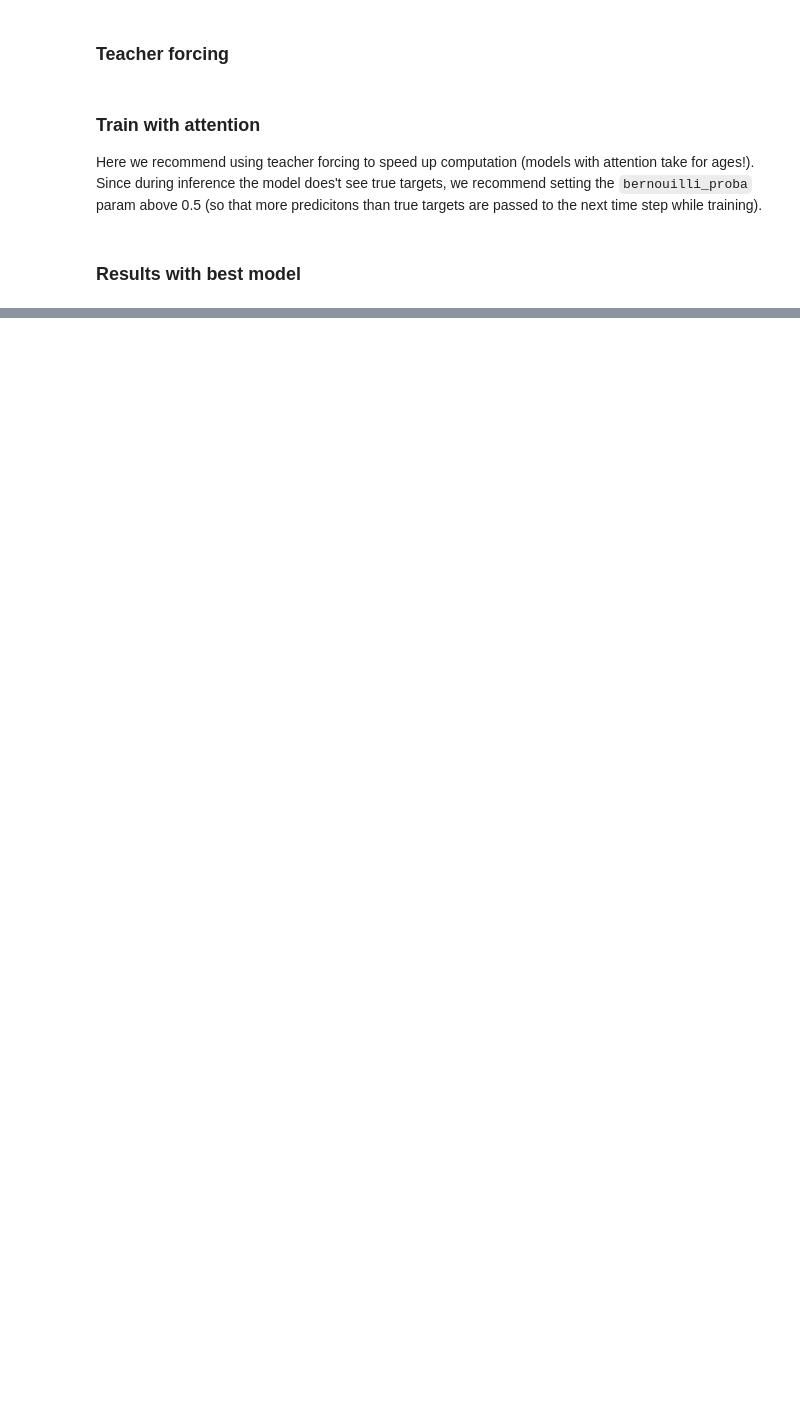
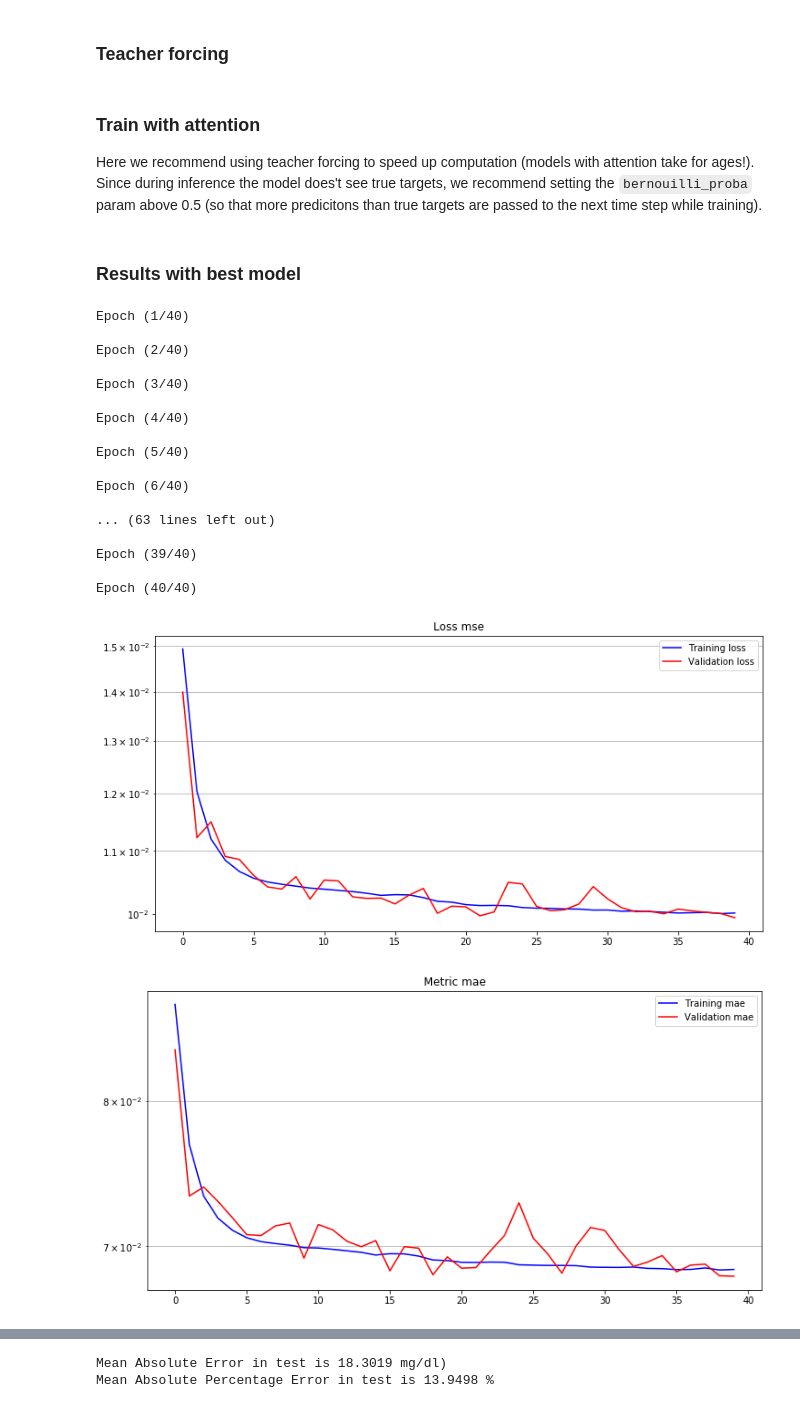
Before and after one commit to juan-arevalo/sugar_level_prediction, a Jupyter notebook: explore/seq2seq_prediction_attention_colab.ipynb, the cells around one changed output, grey strips where cells are left out. Cells and saved outputs as stored; diff of their text form; code cells hidden in the pictures; blank space fills up the shorter version.

Commit message:
Update results

```diff
--- a/explore/seq2seq_prediction_attention_colab.ipynb
+++ b/explore/seq2seq_prediction_attention_colab.ipynb
@@ -1026,7 +1067,7 @@ class Seq2SeqModel(tf.keras.Model):
 standard_inputs = dict(
   # ProcessInput params
   dense_dim = 80,
-  dense_activation = 'elu',
+  dense_activation = 'selu',
   gaussian_noise = 0.0,
   num_ids = num_identifiers,
   day_of_week_dim = 20,
@@ -1043,8 +1084,8 @@ standard_inputs = dict(
   dec_recurrent_mn = 0.1,
   dec_dropout = 0.0,
   mlp_units = [64, 32, 16, 8, 1],
-  activation_mlp = 'elu',
-  mlp_mn = 0.2,
+  activation_mlp = 'selu',
+  mlp_mn = 0.3,
   # attention params
   use_attention = True,
   attention_kernel_mn = 0.1,
@@ -1052,13 +1093,12 @@ standard_inputs = dict(
   # teacher forcing
   bernouilli_proba = 1.0,
   teacher_forcing = None,
-  start_char = -1.0,
   # Optimization params
   learning_rate = 5e-4,
   clipvalue = 0.5
 )
 
-epochs = 40
+epochs = 30
 # %% [markdown]
 ### Train without attention
 # %%
@@ -1150,12 +1172,34 @@ for _ in np.arange(10):
 ### Train with attention
 
 Here we recommend using teacher forcing to speed up computation (models with attention take for ages!). Since during inference the model does't see true targets, we recommend setting the `bernouilli_proba` param above 0.5 (so that more predicitons than true targets are passed to the next time step while training).
+# %%
+inputs = copy.deepcopy(standard_inputs)
+inputs['teacher_forcing'] = False
+inputs['use_attention'] = True
+inputs['attention_score'] = 'dot-product'
+inputs['dense_dim'] = None
+
+model = Seq2SeqModel(**inputs)
+h = model.fit_custom(train_dataset=train_dataset, epochs=epochs, vad_dataset=vad_dataset)
+
+plot_train_history(h, "Loss %s" %(model.loss_function), 'loss')
+for metric in model.metric_train:
+  plot_train_history(h, 'Metric %s' %(metric.name), metric.name)
+
+prediction_vad, metrics_vad = model.predict_evaluate_custom(vad_dataset,
+                                                            label='vad',
+                                                            rescale=True)
+for label, m in metrics_vad:
+  print(label, m.numpy())
+
+for _ in np.arange(10):
+  plot_results(vad, prediction_vad, history, future)
 # %%
 inputs = copy.deepcopy(standard_inputs)
 inputs['teacher_forcing'] = True
-inputs['bernouilli_proba'] = 0.9
+inputs['bernouilli_proba'] = 0.8
 inputs['use_attention'] = True
-inputs['attention_score'] = 'additive'
+inputs['attention_score'] = 'dot-product'
 inputs['dense_dim'] = None
 
 model = Seq2SeqModel(**inputs)
@@ -1201,20 +1222,44 @@ for _ in np.arange(10):
 # %%
 inputs = copy.deepcopy(standard_inputs)
 inputs['teacher_forcing'] = False
 inputs['use_attention'] = False
 inputs['dense_dim'] = None
 
-epochs = 60
+epochs = 40
 
 model = Seq2SeqModel(**inputs)
 h = model.fit_custom(train_dataset=train_dataset, epochs=epochs, vad_dataset=vad_dataset)
 prediction, metrics = model.predict_evaluate_custom(test_dataset, label='test',
                                                     rescale=True)
+plot_train_history(h, "Loss %s" %(model.loss_function.name), 'loss')
+for metric in model.metric_train:
+  plot_train_history(h, 'Metric %s' %(metric.name), metric.name)
+
 for _ in np.arange(10):
   plot_results(test, prediction, history, future)
 
 mae = [v for l, v in metrics if 'mae' in l][0].numpy()
 mape = [v for l, v in metrics if 'mape' in l][0].numpy()
 
-print("Mean Average Error in test is %.4f mg/dl)" % mae)
-print("Mean Average Percentage Error in test is %.4f %%" % mape)
+print("Mean Absolute Error in test is %.4f mg/dl)" % mae)
+print("Mean Absolute Percentage Error in test is %.4f %%" % mape)
+# %% [output]
+Epoch (1/40)
+
+Epoch (2/40)
+
+Epoch (3/40)
+
+Epoch (4/40)
+
+Epoch (5/40)
+
+Epoch (6/40)
+
+... (63 lines left out)
+
+Epoch (39/40)
+
+Epoch (40/40)
+[figure, added]
+[figure, added]
@@ -1220,0 +1276,2 @@ print("Mean Average Percentage Error in test is %.4f %%" % mape)
+Mean Absolute Error in test is 18.3019 mg/dl)
+Mean Absolute Percentage Error in test is 13.9498 %
```
Also changed, not shown: parts of 24 cells of this notebook.
